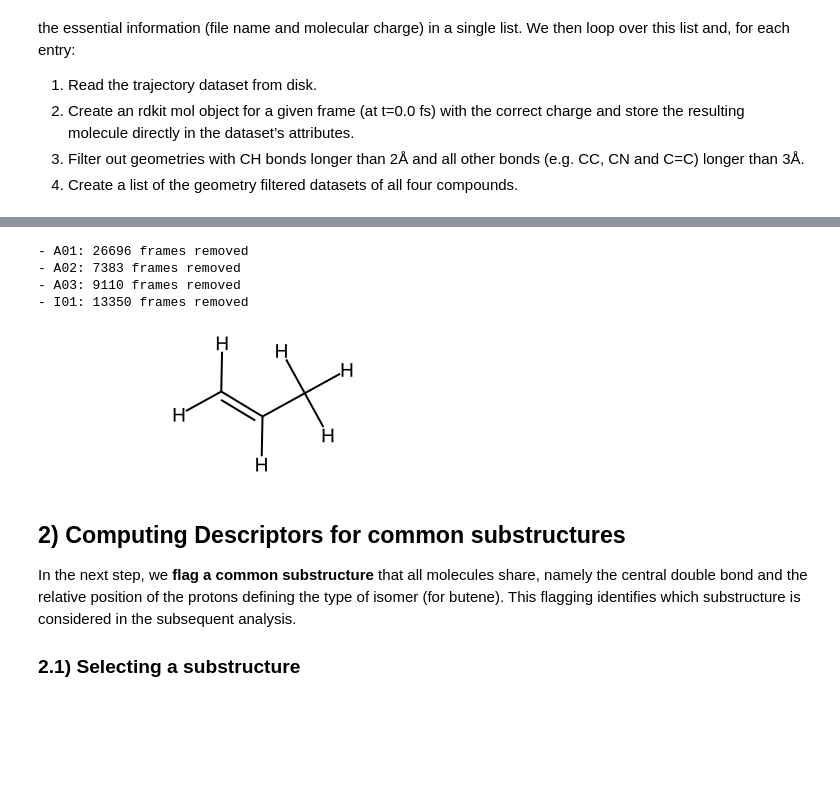
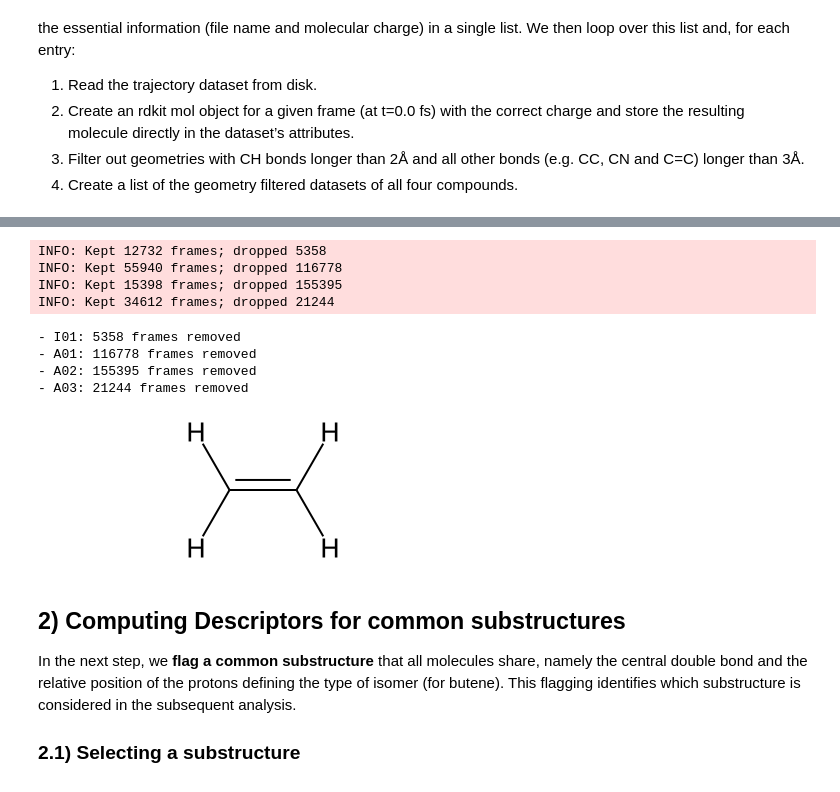
Before and after one commit to SHNITSEL/shnitsel-tools, a Jupyter notebook: tutorials/3_across_compounds.ipynb, the cells around one changed output, grey strips where cells are left out. Saved outputs shown, nothing was run; the diff lists cells and outputs as text; code cells hidden in the pictures; blank space fills up the shorter version.

```diff
--- a/tutorials/3_across_compounds.ipynb
+++ b/tutorials/3_across_compounds.ipynb
@@ -22,3 +22,13 @@ In the first step, we load the trajectory data of ethene (**A01**), propene (**A
 2. Create an rdkit mol object for a given frame (at t=0.0 fs) with the correct charge and store the resulting molecule directly in the dataset’s attributes.
 3. Filter out geometries with CH bonds longer than 2Å and all other bonds (e.g. CC, CN and C=C) longer than 3Å.
 5. Create a list of the geometry filtered datasets of all four compounds.
+# %%
+from glob import glob
+import os
+
+paths = glob('/nc/data/frames_2026-01-12/*')
+compounds = {
+    name: st.read(path).set_coords(['astate'])
+    for path in paths
+    if (name:=os.path.split(path)[1].split('_')[0]) not in {'R02a', 'R02b'}
+}
@@ -25,42 +44,39 @@ In the first step, we load the trajectory data of ethene (**A01**), propene (**A
 # %%
-compounds = [
-    ("A01_ethene",   0, 0),
-    ("A02_propene",  0, 200),
-    ("A03_butene",   0, 0),
-    ("I01_ch2nh2",   1, 0),
-]
+# compounds = [
+#     ("A01_ethene",   0, 0),
+#     ("A02_propene",  0, 200),
+#     ("A03_butene",   0, 0),
+#     ("I01_ch2nh2",   1, 0),
+# ]
 
 d_filter = {"[#6][#1]": 3.0, "[*]~[*]": 4.5}
-l_ds = []
+filtered = {}
 removed_points = {}
 
-for name, charge, frame in compounds:
-    # load shnitsel-data datasets (https://doi.org/10.5281/zenodo.15482819)
-    ds = st.io.read(f"data/{name}_0p50fs_dynamic.nc", kind="shnitsel", input_state_names=["S0", "S1", "S2"])
-    # assign rdkit mol object to each dataset
-    mol = ds.atXYZ.isel(frame=frame).st.to_mol(charge=charge)
-    ds.attrs["mol"] = mol
-    ds.atXYZ.attrs["mol"] = mol
-    #display(ds.attrs["mol"])
+for name, ds in compounds.items():
     n_before = int(ds.sizes["frame"])
 
     # remove data points with very long C–H bonds (dissociation)
     ds_filter = ds.st.filter_by_length(search_dict=d_filter, units='bohr', mol=None)
     n_after = int(ds_filter.sizes["frame"])
     removed_points[name] = n_before - n_after
 
-    l_ds.append(ds_filter)
+    filtered[name] = ds_filter
 
 for name, n_removed in removed_points.items():
     print(f"- {name[0:3]}: {n_removed} frames removed")
 
-l_ds[1].mol
+filtered['A01'].st.default_mol()
 # %% [output]
-- A01: 26696 frames removed
-- A02: 7383 frames removed
-- A03: 9110 frames removed
-- I01: 13350 frames removed
+INFO: Kept 12732 frames; dropped 5358
+INFO: Kept 55940 frames; dropped 116778
+INFO: Kept 15398 frames; dropped 155395
+INFO: Kept 34612 frames; dropped 21244
+- I01: 5358 frames removed
+- A01: 116778 frames removed
+- A02: 155395 frames removed
+- A03: 21244 frames removed
-[figure, old version]
+[figure, new version]
 # %% [markdown]
 ## 2) Computing Descriptors for common substructures
 
```
Also changed, not shown: parts of 7 cells of this notebook.
